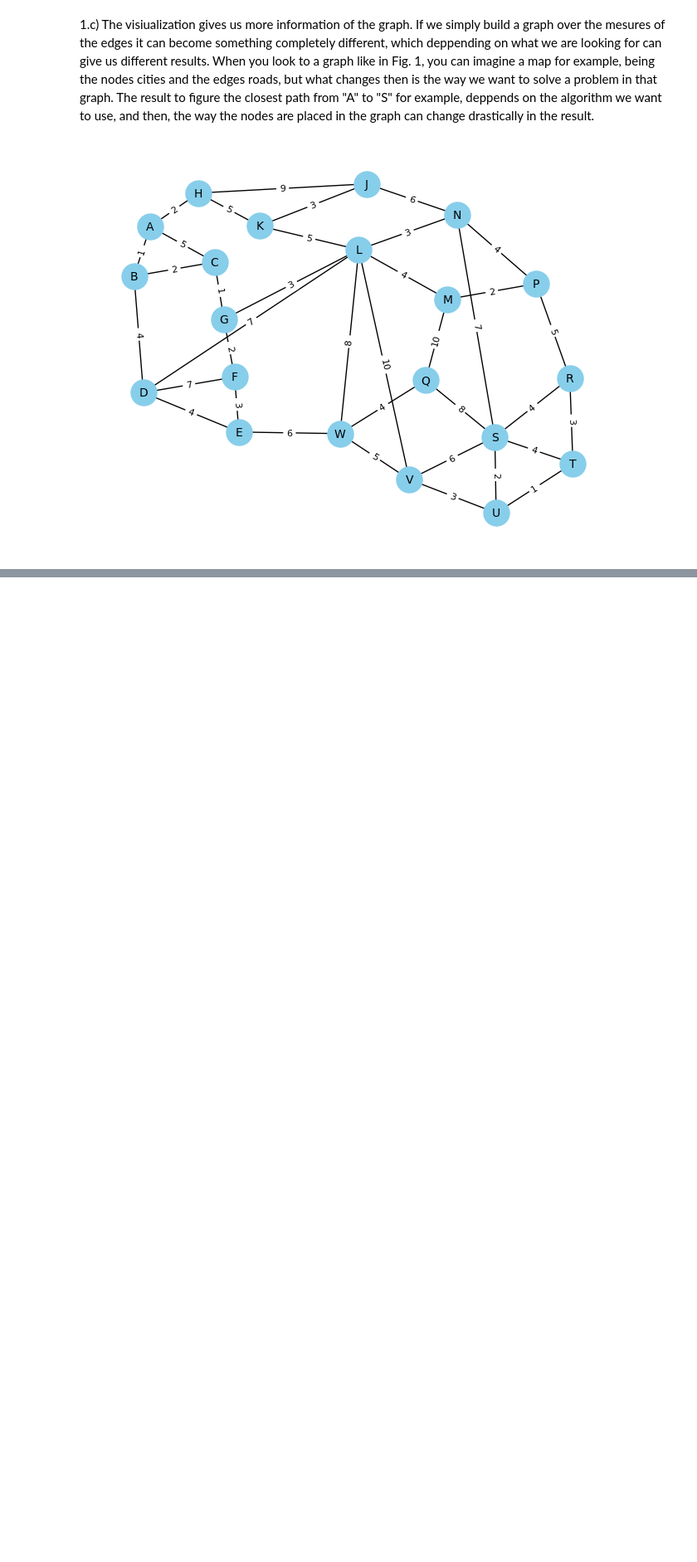
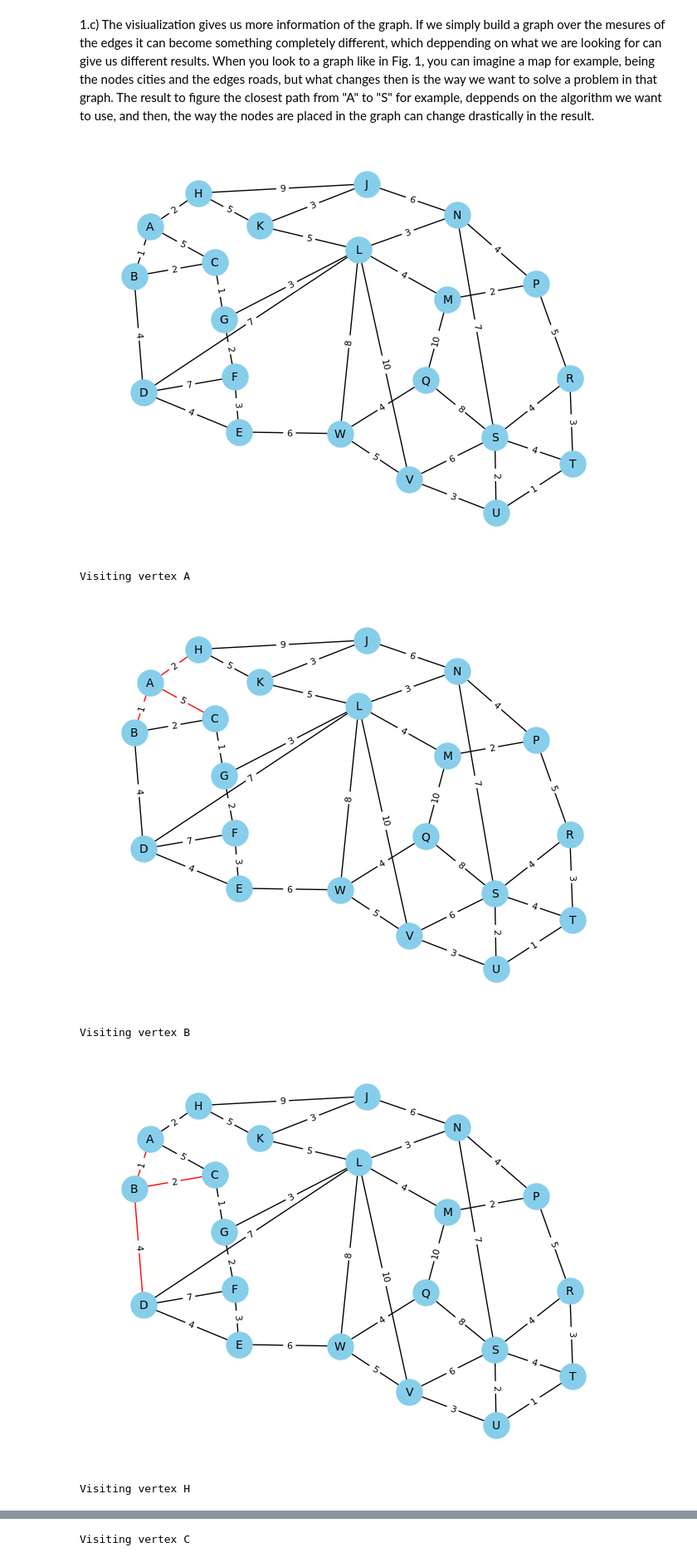
Before and after one commit to DieselCCT/Ca2_AI, a Jupyter notebook: LeonardoDiesel_DV_CA2.ipynb, the cells around one changed output, grey strips where cells are left out. Shown at 83% size. Saved outputs shown, nothing was run; the diff lists cells and outputs as text; code cells hidden in the pictures; blank space fills up the shorter version.

Commit message:
Graphs in Dijkstra function
Graphs added inside the Dijkstra function to show each step till it hits the target

```diff
--- a/LeonardoDiesel_DV_CA2.ipynb
+++ b/LeonardoDiesel_DV_CA2.ipynb
@@ -121,2 +180,8 @@ def calculate_distances(graph, starting_vertex, target_vertex):
 # %%
-distances, paths = calculate_distances(graph, "A", "S")
+calculate_distances(graph, "A", "S")
+# %% [output]
+Visiting vertex A
+[figure, added]
+Visiting vertex B
+[figure, added]
+Visiting vertex H
@@ -122,0 +189 @@ distances, paths = calculate_distances(graph, "A", "S")
+Visiting vertex C
```
Also changed, not shown: parts of 4 cells of this notebook.
